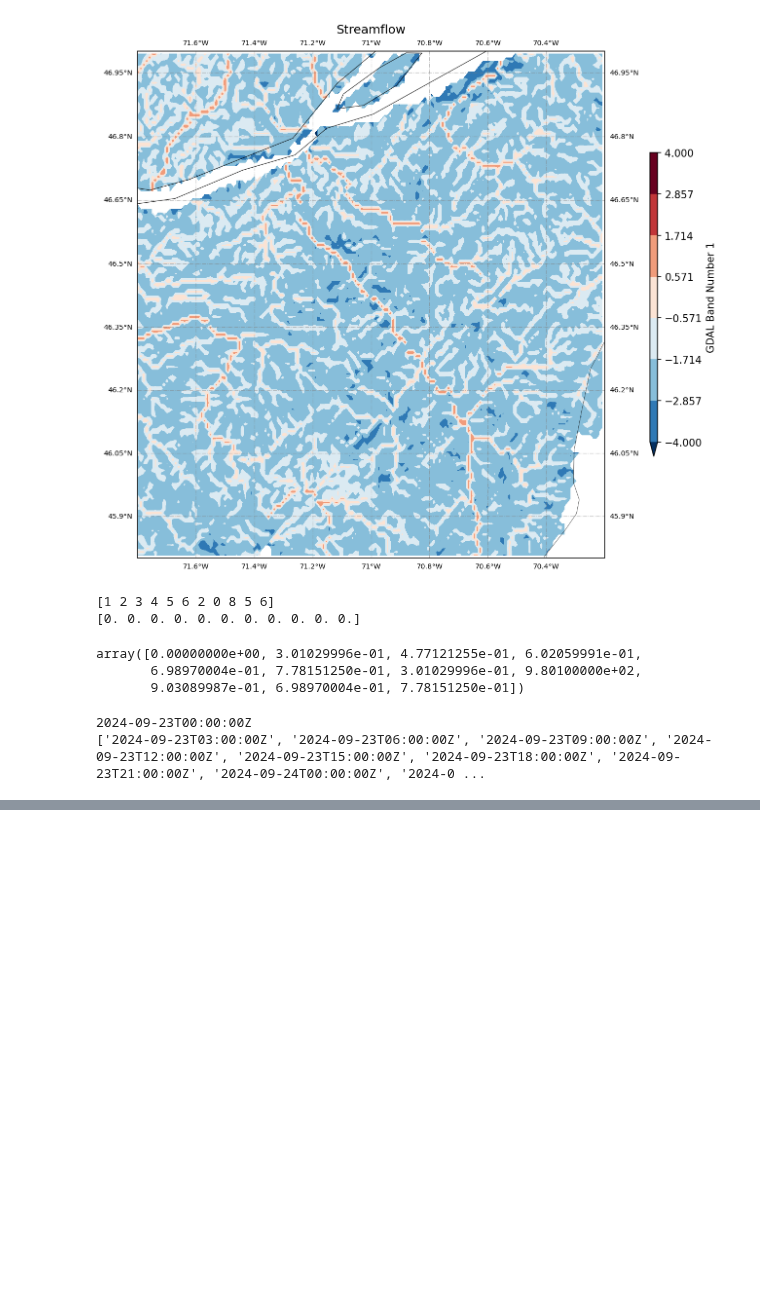
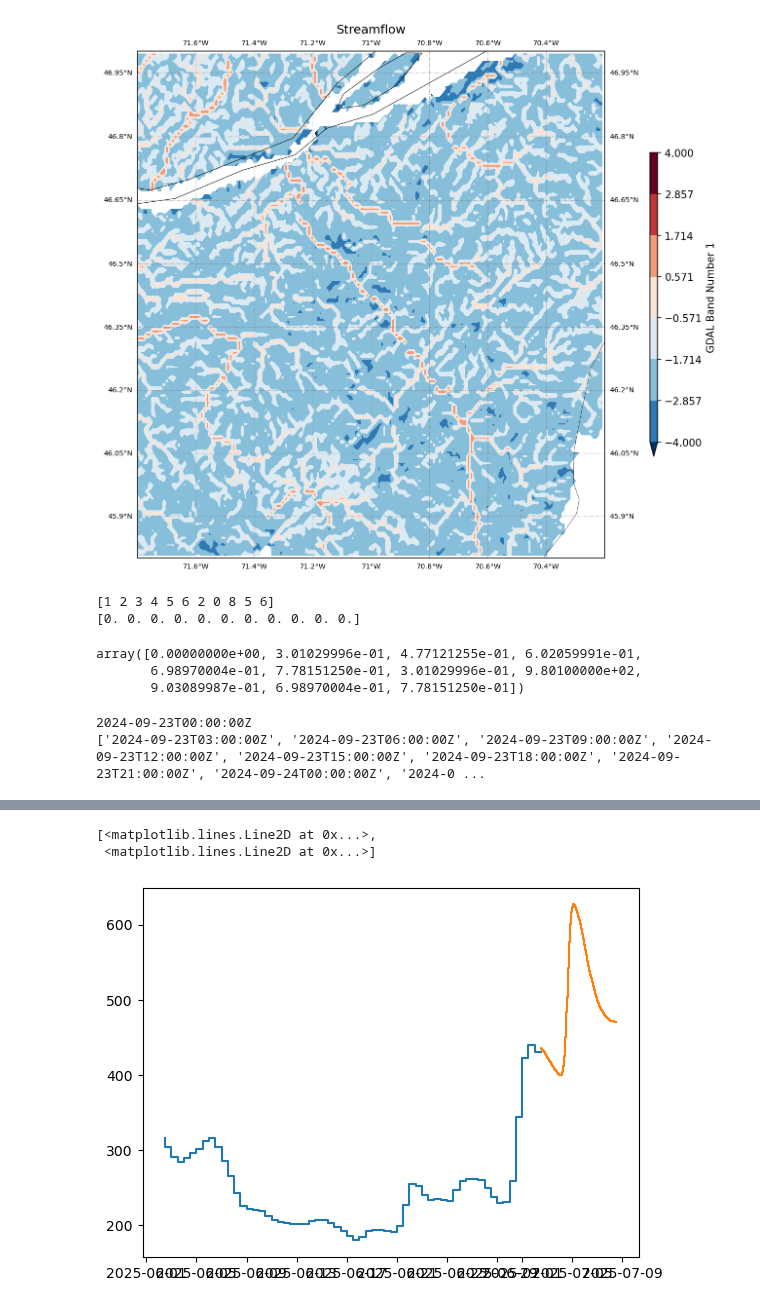
Before and after one commit to UchechukwuUdenze/NHS_PostProcessing, a Jupyter notebook: postprocessinglib/forecast/ehps.ipynb, the cells around one changed output, grey strips where cells are left out. Saved outputs shown, nothing was run; the diff lists cells and outputs as text; code cells hidden in the pictures; blank space fills up the shorter version.

```diff
--- a/postprocessinglib/forecast/ehps.ipynb
+++ b/postprocessinglib/forecast/ehps.ipynb
@@ -935,0 +1069,6 @@ ModuleNotFoundError: No module named 'postprocessinglib'
+# %%
+plt.step(merged.index, merged)
+# %% [output]
+[<matplotlib.lines.Line2D at 0x...>,
+ <matplotlib.lines.Line2D at 0x...>]
+[figure, added]
```
Also changed, not shown: parts of 11 cells of this notebook, 1 other file.
